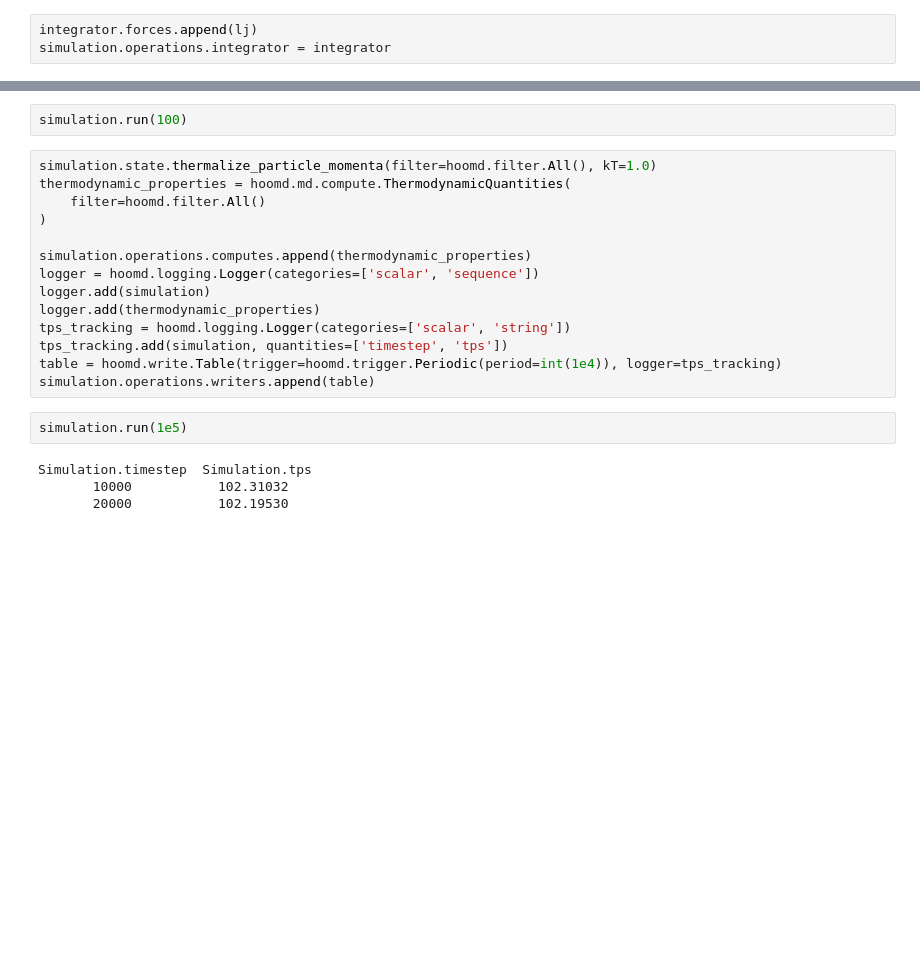
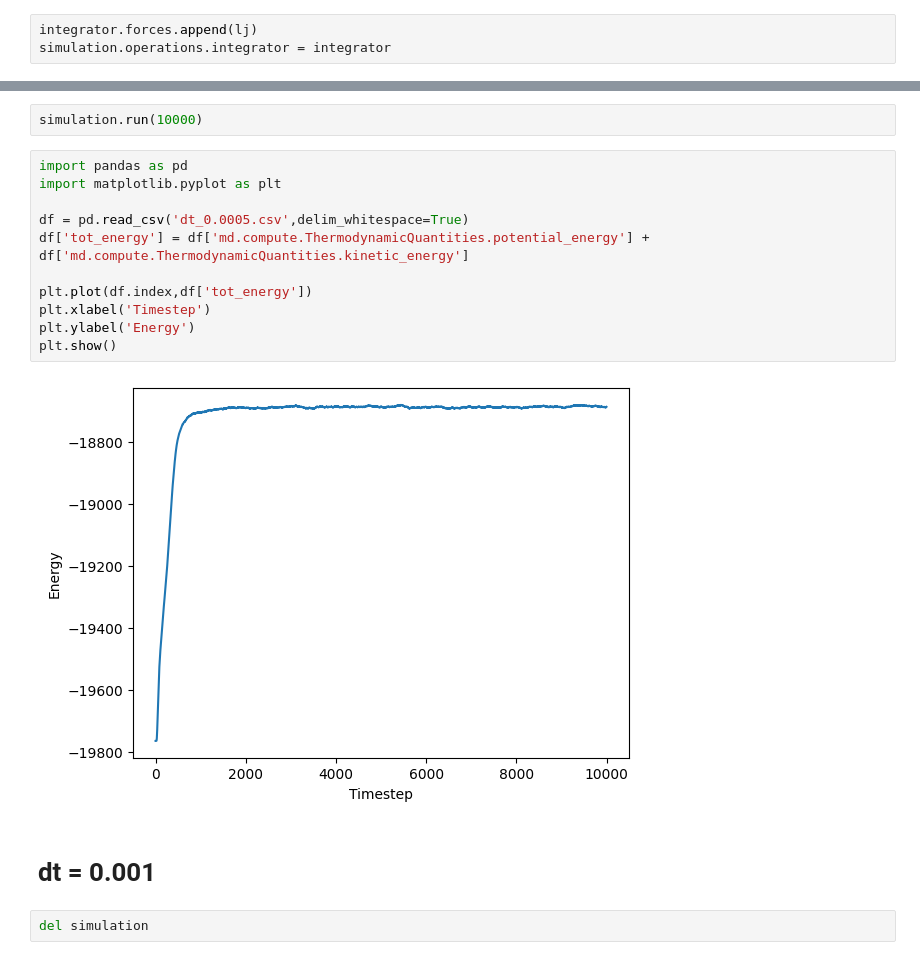
Before and after one commit to djbell01/563-DawsonBell, a Jupyter notebook: HW_Week7.ipynb, the cells around one changed output, grey strips where cells are left out. Cells and saved outputs as stored; diff of their text form; blank space fills up the shorter version.

```diff
--- a/HW_Week7.ipynb
+++ b/HW_Week7.ipynb
@@ -106,22 +115,19 @@ simulation.operations.integrator = integrator
 # %%
-simulation.run(100)
+simulation.run(10000)
-# %%
-simulation.state.thermalize_particle_momenta(filter=hoomd.filter.All(), kT=1.0)
-thermodynamic_properties = hoomd.md.compute.ThermodynamicQuantities(
-    filter=hoomd.filter.All()
-)
-
-simulation.operations.computes.append(thermodynamic_properties)
-logger = hoomd.logging.Logger(categories=['scalar', 'sequence'])
-logger.add(simulation)
-logger.add(thermodynamic_properties)
-tps_tracking = hoomd.logging.Logger(categories=['scalar', 'string'])
-tps_tracking.add(simulation, quantities=['timestep', 'tps'])
-table = hoomd.write.Table(trigger=hoomd.trigger.Periodic(period=int(1e4)), logger=tps_tracking)
-simulation.operations.writers.append(table)
-# %%
-simulation.run(1e5)
-# %% [output]
-Simulation.timestep  Simulation.tps
-       10000           102.31032
-       20000           102.19530
+# %%
+import pandas as pd
+import matplotlib.pyplot as plt
+
+df = pd.read_csv('dt_0.0005.csv',delim_whitespace=True)
+df['tot_energy'] = df['md.compute.ThermodynamicQuantities.potential_energy'] + df['md.compute.ThermodynamicQuantities.kinetic_energy']
+
+plt.plot(df.index,df['tot_energy'])
+plt.xlabel('Timestep')
+plt.ylabel('Energy')
+plt.show()
+# %% [output]
+[figure, added]
+# %% [markdown]
+# dt = 0.001
+# %%
+del simulation
```
Also changed, not shown: parts of 16 cells of this notebook.
